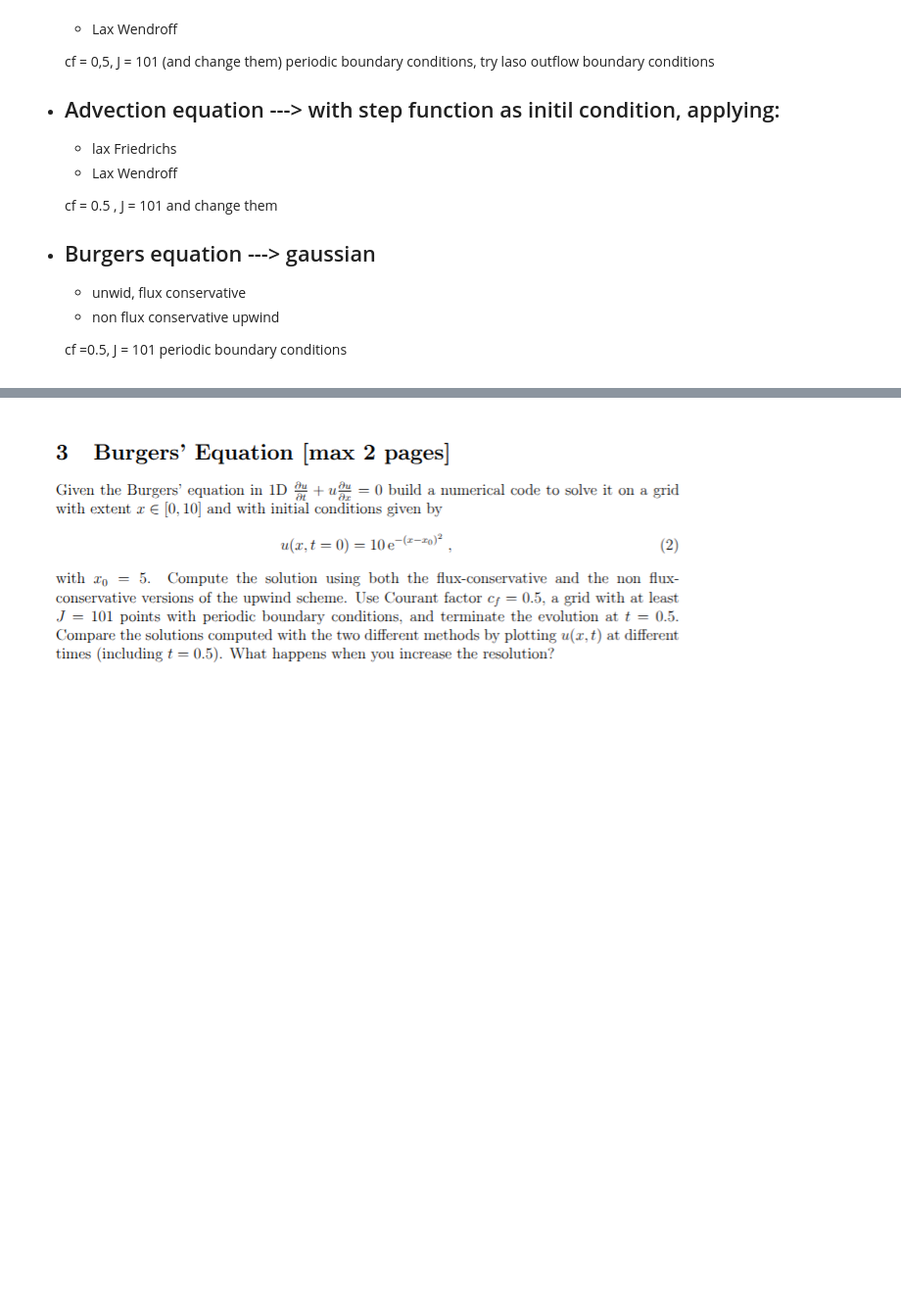
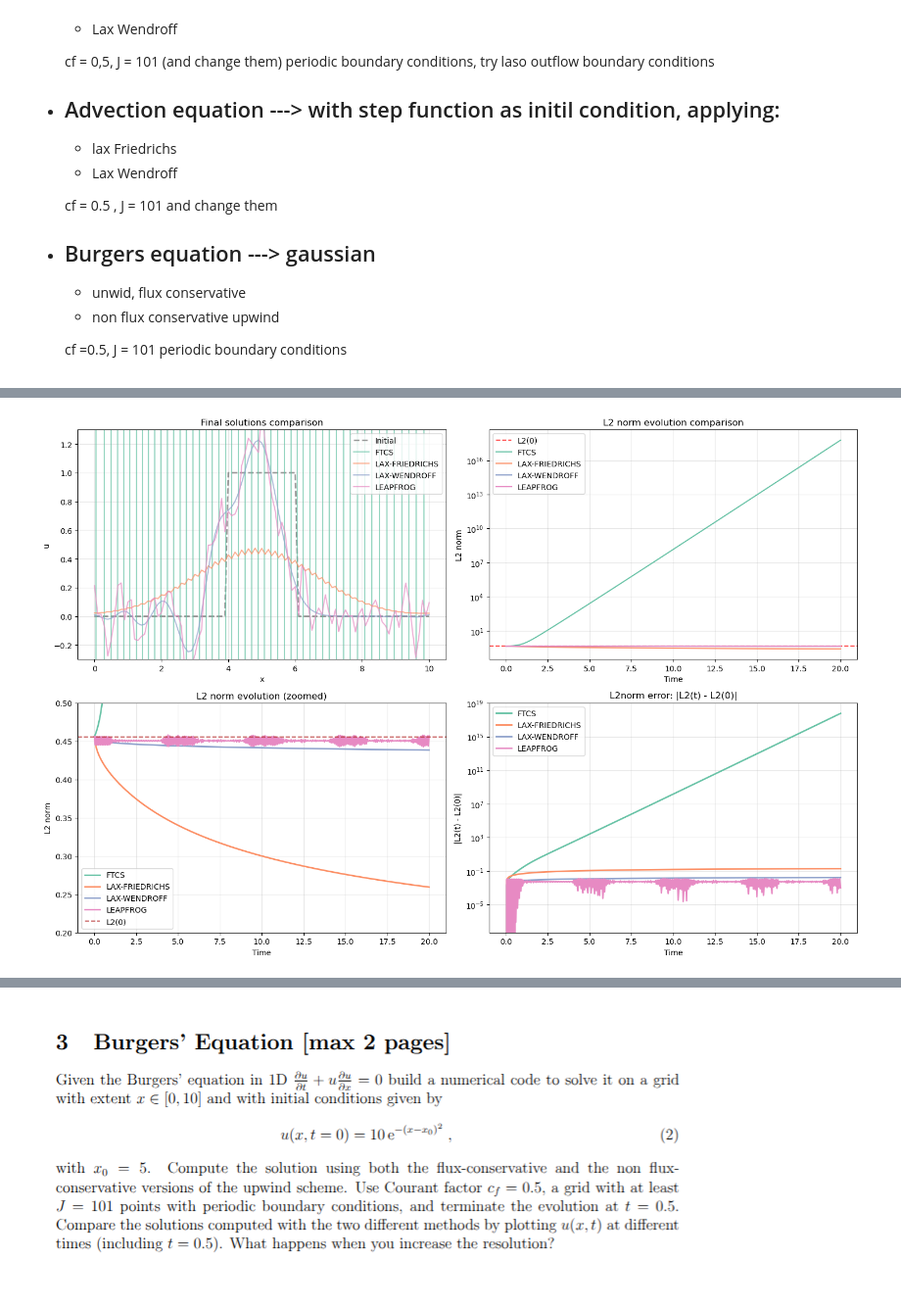
Before and after one commit to malvibellotti/numerical_rel, a Jupyter notebook: Homework_1.ipynb, the cells around one changed output, grey strips where cells are left out. Shown at 98% size. Saved outputs shown, nothing was run; the diff lists cells and outputs as text; code cells hidden in the pictures; blank space fills up the shorter version.

```diff
--- a/Homework_1.ipynb
+++ b/Homework_1.ipynb
@@ -229,0 +298,77 @@ still to do:
+# %%
+## IF I WANT TO MAKE COMPARISONS BETWEEN METHODS
+u_in= 'step'
+
+
+fig, axes = plt.subplots(2, 2, figsize=(15, 10))
+
+ax1 = axes[0, 0]
+if u_in == 'step':
+    u_initial = np.zeros_like(x)
+    u_initial[(x >= 4) & (x <= 6)] = 1.0
+elif u_in == 'gaussian':
+    u_initial = np.exp(-((x - params['x0']) ** 2))
+ax1.plot(x, u_initial, '--', color='grey', linewidth=2, label='Initial', alpha=0.8)
+
+for i, method in enumerate(methods):
+    ax1.plot(results[method]['x'], results[method]['u_final'],
+             color=colors[i], linewidth=1.5,alpha =0.7, label=method)
+ax1.set_ylim(-0.3, 1.3)
+ax1.set_xlabel('x')
+ax1.set_ylabel('u')
+ax1.set_title('Final solutions comparison')
+ax1.legend()
+ax1.grid(True, alpha=0.3)
+
+ax2 = axes[0, 1]
+initial_l2 = results[methods[0]]['l2norm'][0]
+ax2.axhline(y=initial_l2, color='red', linestyle='--', alpha=0.7, linewidth=1.5, label='L2(0)')
+
+for i, method in enumerate(methods):
+    ax2.plot(results[method]['time'], results[method]['l2norm'],
+             color=colors[i], linewidth=1.5, alpha = 1, label=method)
+
+ax2.set_xlabel('Time')
+ax2.set_ylabel('L2 norm')
+ax2.set_title('L2 norm evolution comparison')
+ax2.set_yscale('log')
+ax2.legend()
+ax2.grid(True, alpha=0.3)
+
+ax3 = axes[1, 0]
+for i, method in enumerate(methods):
+    ax3.plot(results[method]['time'], results[method]['l2norm'],
+             color=colors[i], linewidth=2, label=method)
+
+ax3.axhline(y=initial_l2, color='firebrick', linestyle='--', alpha=0.7, linewidth=1.5, label='L2(0)')
+
+ax3.set_xlabel('Time')
+ax3.set_ylabel('L2 norm')
+ax3.set_title('L2 norm evolution (zoomed)')
+ax3.set_ylim(0.2, 0.5)
+ax3.legend()
+ax3.grid(True, alpha=0.3)
+
+ax4 = axes[1, 1]
+for i, method in enumerate(methods):
+    l2_initial = results[method]['l2norm'][0]
+    l2_error = np.abs(np.array(results[method]['l2norm']) - l2_initial)
+    ax4.plot(results[method]['time'], l2_error,
+             color=colors[i], linewidth=2, label=method)
+
+ax4.set_xlabel('Time')
+ax4.set_ylabel('|L2(t) - L2(0)|')
+ax4.set_title('L2norm error: |L2(t) - L2(0)|')
+ax4.set_yscale('log')
+ax4.legend()
+ax4.grid(True, alpha=0.3)
+
+plt.tight_layout()
+plt.show()
+
+print("\nFinal L2 norms:")
+for method in methods:
+    final_l2 = results[method]['l2norm'][-1]
+    print(f"{method:12}: {final_l2:.6e}")
+# %% [output]
+[figure, added]
```
Also changed, not shown: parts of 37 cells of this notebook, 41 other files.
